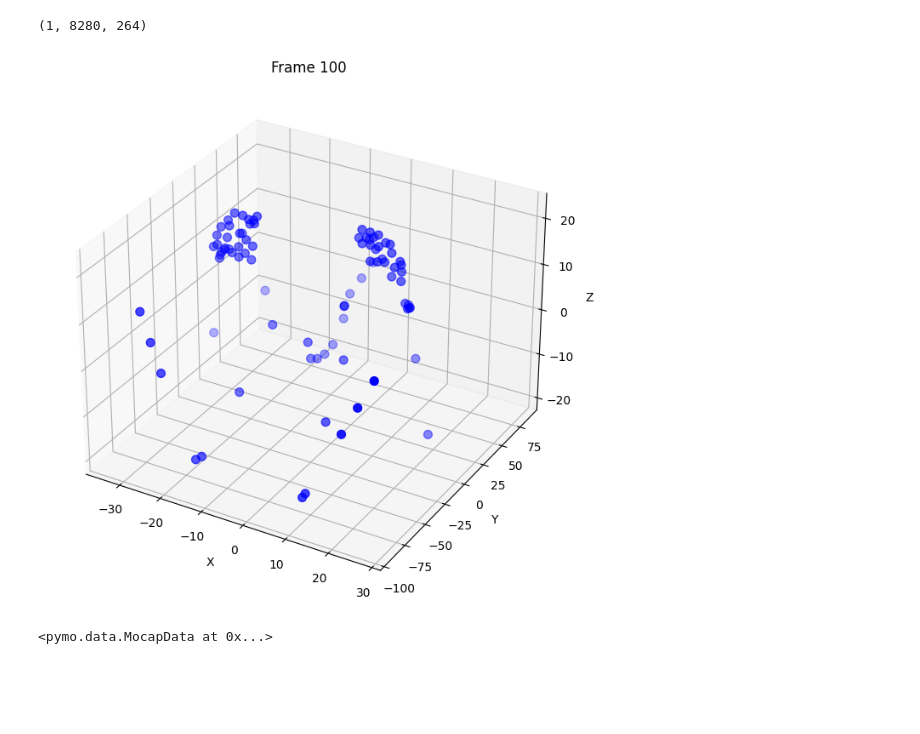
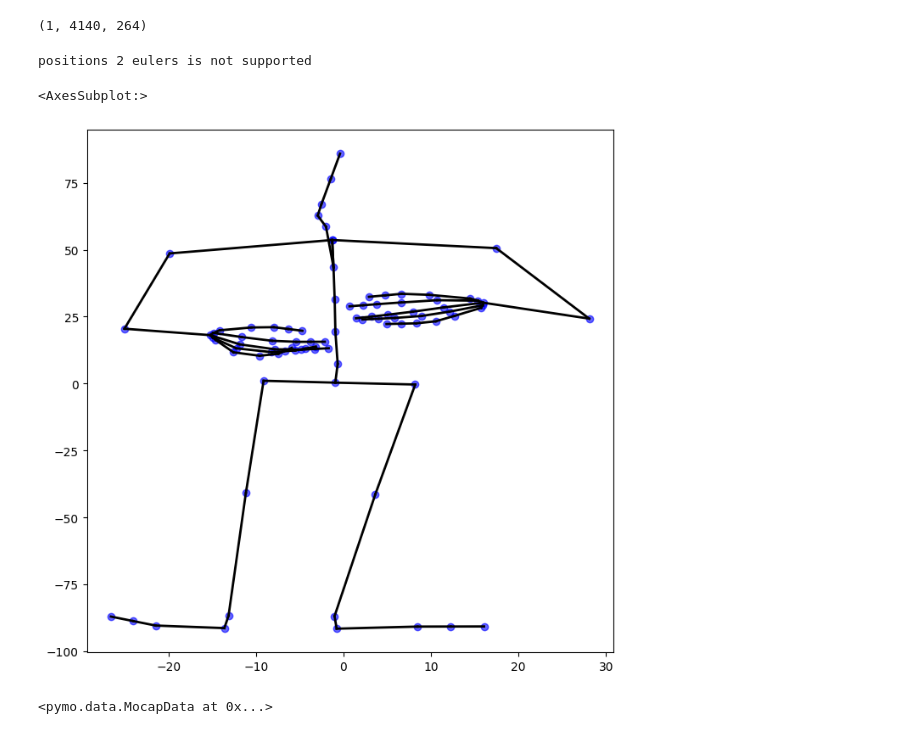
Before and after one commit to ltdoanh2004/Motion_Diffusion, a Jupyter notebook: datasets/test.ipynb, the cells around one changed output. Cells and saved outputs as stored; diff of their text form; code cells hidden in the pictures; blank space fills up the shorter version.

```diff
--- a/datasets/test.ipynb
+++ b/datasets/test.ipynb
@@ -33,39 +15,16 @@ from sklearn.pipeline import Pipeline
 
 data_pipe = Pipeline([
     ('param', MocapParameterizer('position')),
-    # ('rcpn', RootCentricPositionNormalizer()),
-    # ('delta', RootTransformer('abdolute_translation_deltas')),
-    # ('const', ConstantsRemover()),
+    ('rcpn', RootCentricPositionNormalizer()),
+    ('delta', RootTransformer('abdolute_translation_deltas')),
+    ('const', ConstantsRemover()),
     ('np', Numpyfier()),
-    # ('down', DownSampler(2)),
-    # ('stdscale', ListStandardScaler())
+    ('down', DownSampler(2)),
+    ('stdscale', ListStandardScaler())
 ])
 
 piped_data = data_pipe.fit_transform([parsed_data])
 # %%
 print(piped_data.shape)
 # %% [output]
-(1, 8280, 264)
+(1, 4140, 264)
-# %%
-import matplotlib.pyplot as plt
-from mpl_toolkits.mplot3d import Axes3D
-
-# Load và reshape data
-motion_data = piped_data
-if motion_data.ndim == 3:
-    motion_data = motion_data[0]
-
-# Visualize frame cụ thể
-frame_idx = 100
-frame_data = motion_data[frame_idx].reshape(-1, 3)  # (joints, 3)
-
-fig = plt.figure(figsize=(10, 8))
-ax = fig.add_subplot(111, projection='3d')
-ax.scatter(frame_data[:, 0], frame_data[:, 1], frame_data[:, 2], c='blue', s=50)
-ax.set_xlabel('X')
-ax.set_ylabel('Y')
-ax.set_zlabel('Z')
-plt.title(f'Frame {frame_idx}')
-plt.show()
-# %% [output]
-[figure, removed]
@@ -71,0 +33,19 @@ plt.show()
+# %%
+# Split dữ liệu
+split_data = np.split(piped_data, 2, axis=1)
+
+# Reshape từng phần từ 3D về 2D
+reshaped_data = [data.squeeze(0) for data in split_data]  # Loại bỏ dimension đầu tiên
+
+# Hoặc nếu bạn chỉ muốn lấy phần đầu tiên:
+first_part = split_data[0].squeeze(0)  # Shape: (2070, 264)
+
+# Inverse transform
+reconstructed_data = data_pipe.inverse_transform([first_part])
+
+# Visualize
+draw_stickfigure(reconstructed_data[0], frame=130)
+# %% [output]
+positions 2 eulers is not supported
+<AxesSubplot:>
+[figure, added]
```
Also changed, not shown: parts of 8 cells of this notebook, 1 other file.
